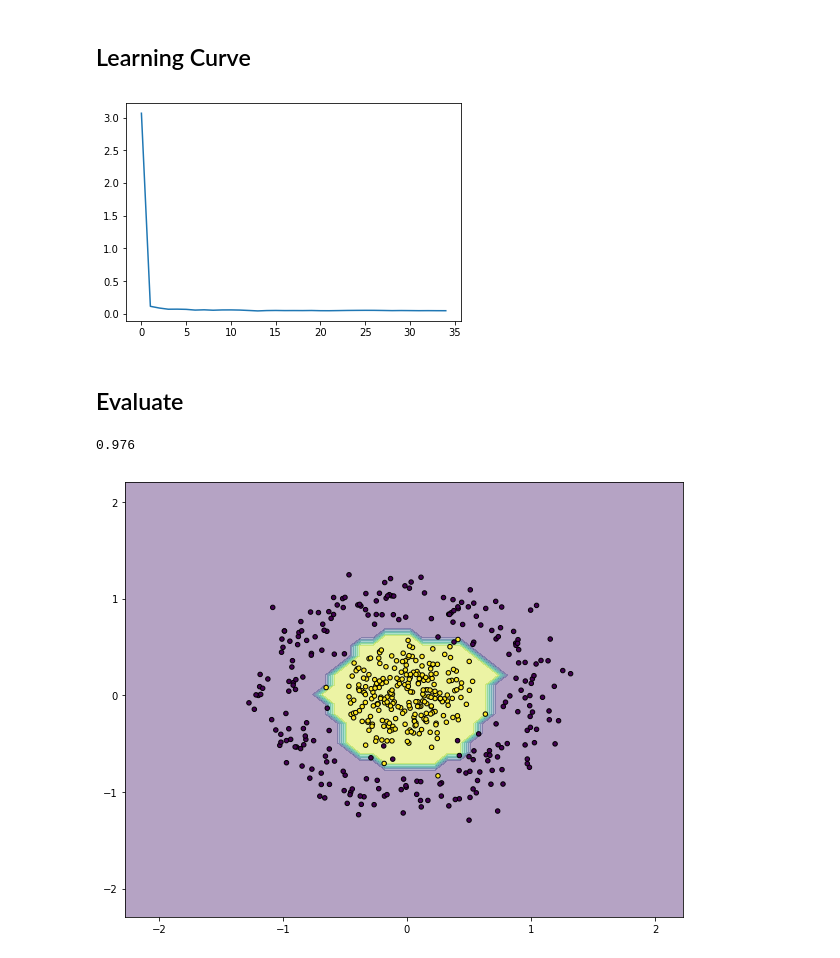
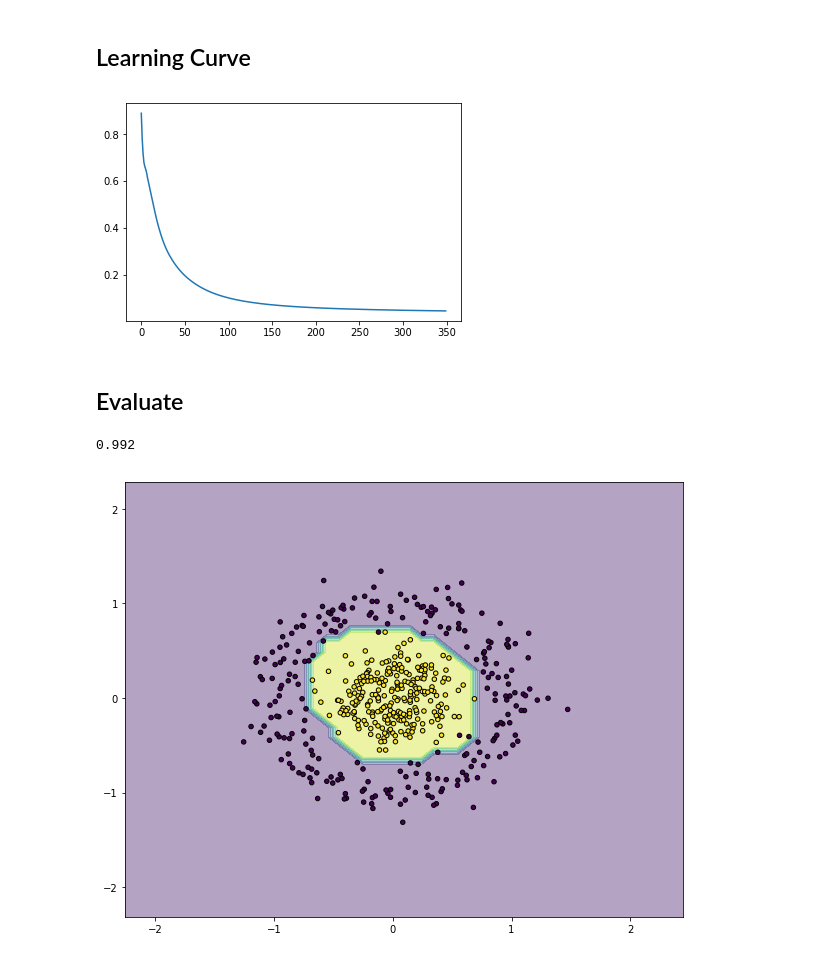
Before and after one commit to VIVelev/PyDojoML, a Jupyter notebook: examples/Neural Network.ipynb, the cells around one changed output. Drawn from its saved outputs; the diff is of its cells as text; code cells hidden in the pictures.

```diff
--- a/examples/Neural Network.ipynb
+++ b/examples/Neural Network.ipynb
@@ -27,10 +27,10 @@ plt.show();
 # Build the Neural Network
 # %%
 M, N_INPUTS = X.shape
-model = NeuralNetwork(alpha=0.03, n_iterations=3_500, verbose=False)
+model = NeuralNetwork(alpha=0.03, n_iterations=3_500)
 
-model.add(Dense(100, n_inputs=N_INPUTS, activation="relu"))
-model.add(Dense(20, activation="relu"))
+model.add(Dense(20, n_inputs=N_INPUTS, activation="relu"))
+model.add(Dense(12, activation="relu"))
 model.add(Dense(1, activation="sigmoid"))
 # %% [markdown]
 ## Training
@@ -46,15 +46,15 @@ NeuralNetwork(
 # %% [markdown]
 ## Learning Curve
 # %%
-plt.plot(model._loss_values[::100]);
+plt.plot(model._loss_values[::10]);
 # %% [output]
-[figure, old version]
+[figure, new version]
 # %% [markdown]
 ## Evaluate
 # %%
 model.evaluate(X, y)
 # %% [output]
-0.976
+0.992
 # %%
 def plot_decision_boundry(model, X, y):
     x_min, x_max = X[:, 0].min() - 1, X[:, 0].max() + 1
@@ -73,4 +73,4 @@ def plot_decision_boundry(model, X, y):
 # %%
 plot_decision_boundry(model, X, y)
 # %% [output]
-[figure, old version]
+[figure, new version]
```
Also changed, not shown: parts of 1 cell of this notebook, 2 other files.
